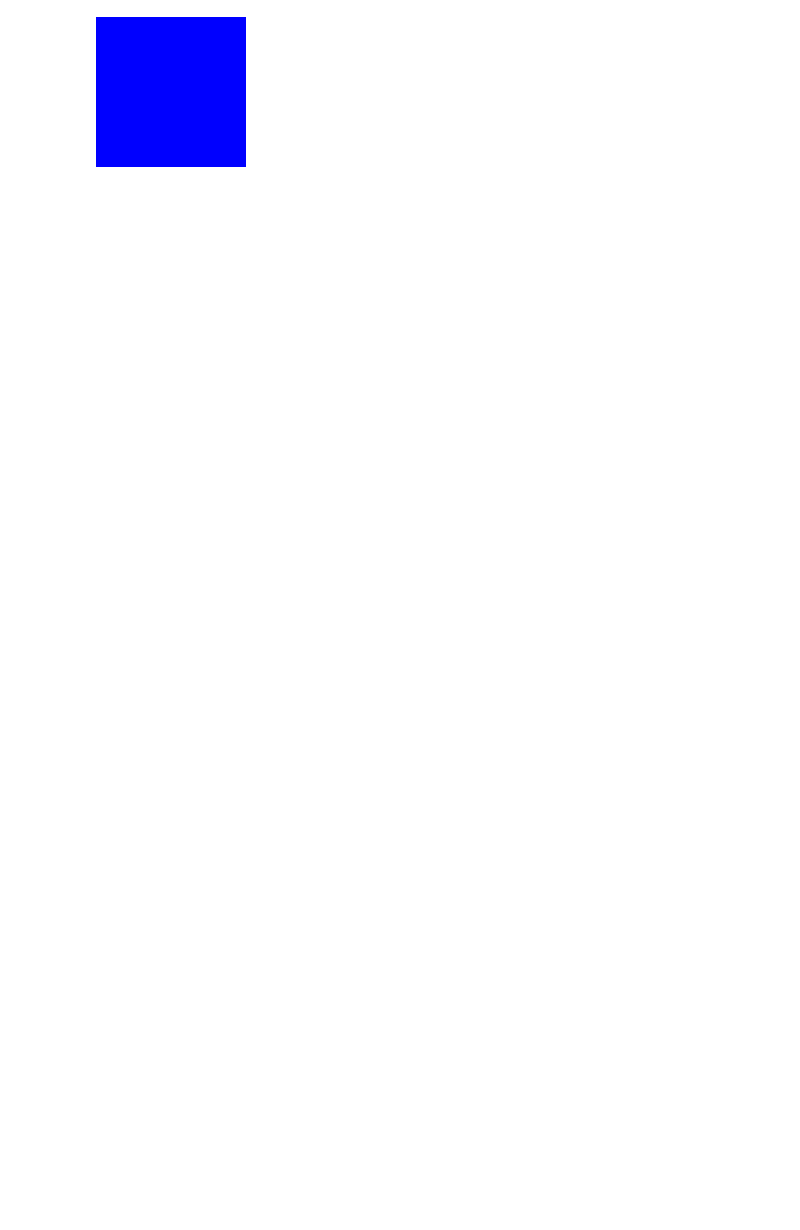
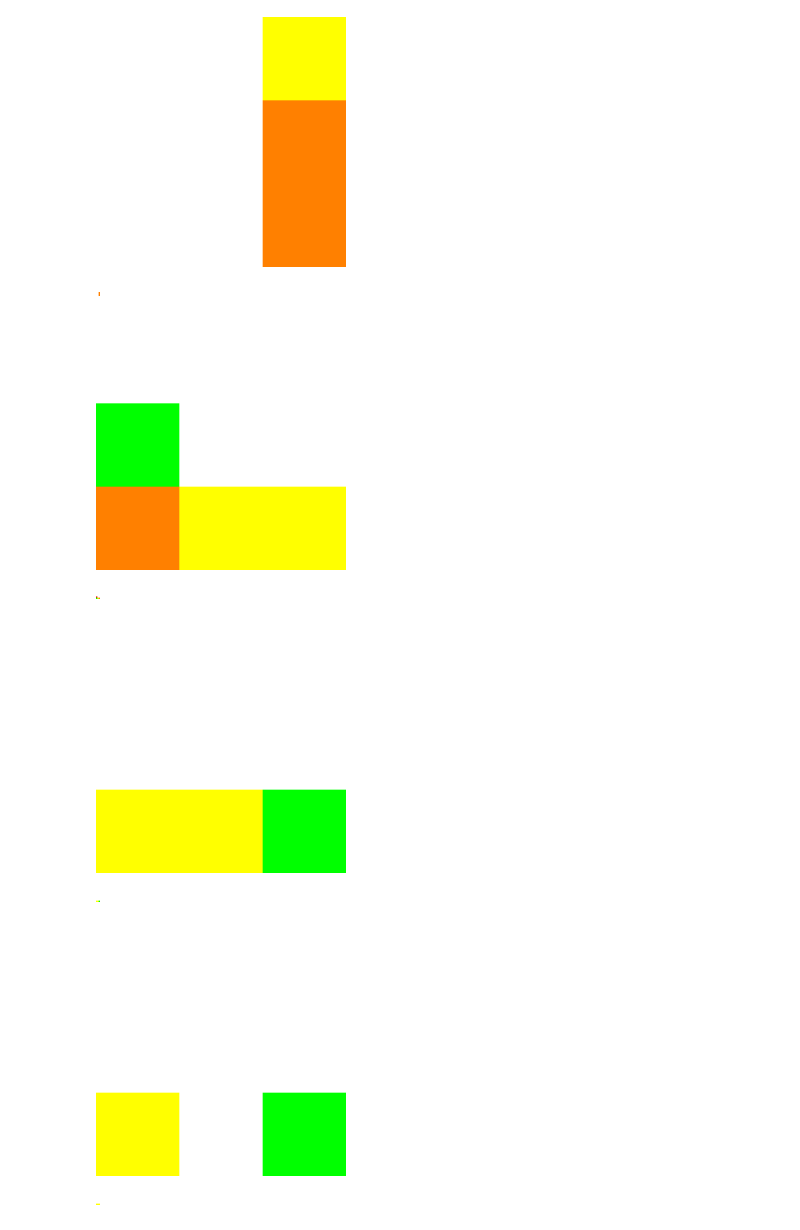
Before and after one commit to eduardaveras/bioinspired, a Jupyter notebook: rubik_ga/display.ipynb, the cells around one changed output. Saved outputs shown, nothing was run; the diff lists cells and outputs as text; code cells hidden in the pictures; blank space fills up the shorter version.

Commit message:
added cube changes

```diff
--- a/rubik_ga/display.ipynb
+++ b/rubik_ga/display.ipynb
@@ -4,6 +4,21 @@ from image_utils import display_image
 from cube import Cube  # Substitua pelo import correto do seu módulo Cube
 import numpy as np
 from typing import List
+
+def cubes_to_gif(target_cube, cubes_and_moves, filename="cube_moves", fixedFace=None):
+    frames = []
+    initial_image = cube.image(150)
+    frames.append(initial_image)
+
+    for move in moves:
+        cube = Cube(np.zeros((3, 3, 3)), move_history=["x"])
+        for move in moves:
+            cube.execute([move])
+            img = cube.image(150)
+            frames.append(img)
+
+    frames = [imageio.imread(frame) if not isinstance(frame, np.ndarray) else frame for frame in frames]
+    imageio.mimsave('images/' + filename + '.gif', frames, duration=0.5, loop=0)
 
 def cube_to_gif(target_cube, moves, filename="cube_moves", fixedFace=None):
     cube = Cube(np.zeros((3, 3, 3)), move_history=["x"], fixedFace=fixedFace)
@@ -24,5 +39,53 @@ cube_to_gif(np.zeros((3,3,3)), ["x", "y", "z"], "cube_moves")
 from IPython.display import display, Image
 with open('images/cube_moves.gif', 'rb') as f:
     display(Image(data=f.read(), format='png'))
-# %% [output]
-[figure, removed]
+# %%
+import ga
+import cube
+import numpy as np
+
+cti = ga.cubesToImage()
+args = {
+    "population_size": 1000,
+    "mutation_rate": 0.9,
+    "crossover_rate": 0.3,
+    "max_generations": 1000,
+    "parent_pool_size": 10,
+    "parents_number":  4
+}
+
+# display(cti.n_cubes_x**2)
+gas = np.zeros((cti.n_cubes_x, cti.n_cubes_x), dtype=object)
+cubes_and_moves = np.zeros((cti.n_cubes_x, cti.n_cubes_x), dtype=tuple)
+for i in range(cti.n_cubes_x):
+    for j in range(cti.n_cubes_x):
+        gas[i][j] = cube.cube_GA(cti.target_cubes[i][j], **args)
+        gas[i][j].run()
+# %%
+final_cubes = np.zeros((cti.n_cubes_x, cti.n_cubes_x, 3, 3, 3), dtype=np.uint8)
+
+from image_utils import *
+for i in range(cti.n_cubes_x):
+    for j in range(cti.n_cubes_x):
+        final_cubes[i][j] = gas[i][j].get_best().image()
+        # display_image(resize_pixeled(final_cubes[i][j], 150))
+        # display_image(cubes_to_image(cti.target_cubes[i][j]))
+        display_image(cubemap_to_image(cti.target_cubes[i][j]))
+
+cubes_to_image(final_cubes, 1, 1, 150)
+
+
+
+display(final_cubes[0][0].shape)
+# from image_utils import cubes_to_image, display_image
+# cubes_to_image(final_cubes, 1, 1, 150)
+# display_image(cubes_to_image(final_cubes, 1, 3, 150))
+# %% [output]
+[figure, added]
+[figure, added]
+[figure, added]
+[figure, added]
+[figure, added]
+[figure, added]
+[figure, added]
+[figure, added]
```
Also changed, not shown: parts of 1 cell of this notebook, 3 other files.
